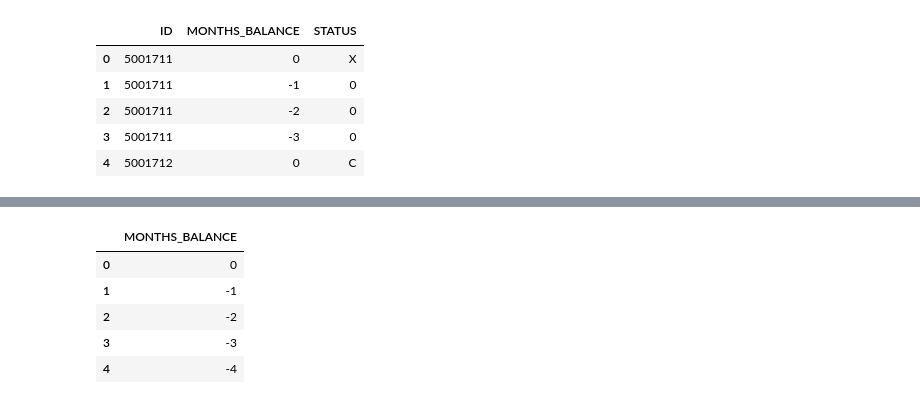
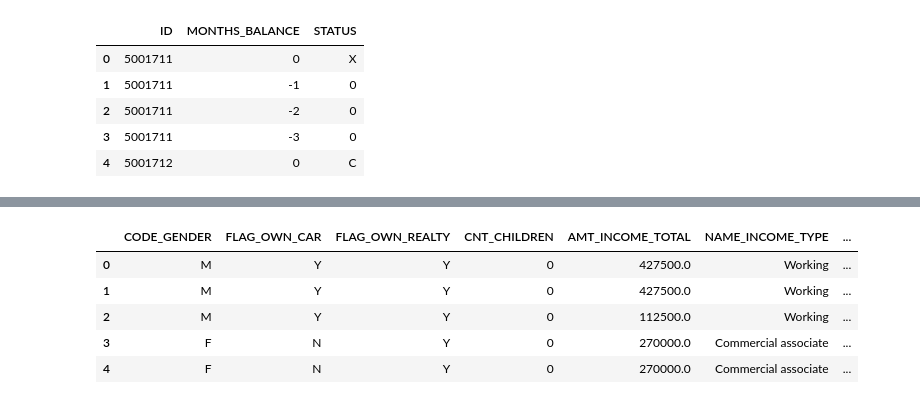
Before and after one commit to bwright8/vis, a Jupyter notebook: data/Analysis_Jenny.ipynb, the cells around one changed output, grey strips where cells are left out. Cells and saved outputs as stored; diff of their text form; code cells hidden in the pictures.

```diff
--- a/data/Analysis_Jenny.ipynb
+++ b/data/Analysis_Jenny.ipynb
@@ -62,11 +210,12 @@ data.info
-# %%
-X = data.iloc[:data.size,18:19];
-X.head()
-# %% [output]
-|  | MONTHS_BALANCE |
-| 0 | 0 |
-| 1 | -1 |
-| 2 | -2 |
-| 3 | -3 |
-| 4 | -4 |
+# %%
+# Everything before the last column and the first column is a feature for a crude model.
+X = data.iloc[:data.size,1:19];
+X.head()
+# %% [output]
+|  | CODE_GENDER | FLAG_OWN_CAR | FLAG_OWN_REALTY | CNT_CHILDREN | AMT_INCOME_TOTAL | NAME_INCOME_TYPE | ... |
+| 0 | M | Y | Y | 0 | 427500.0 | Working | ... |
+| 1 | M | Y | Y | 0 | 427500.0 | Working | ... |
+| 2 | M | Y | Y | 0 | 112500.0 | Working | ... |
+| 3 | F | N | Y | 0 | 270000.0 | Commercial associate | ... |
+| 4 | F | N | Y | 0 | 270000.0 | Commercial associate | ... |
 # %%
```
Also changed, not shown: parts of 25 cells of this notebook, 5 other files.
